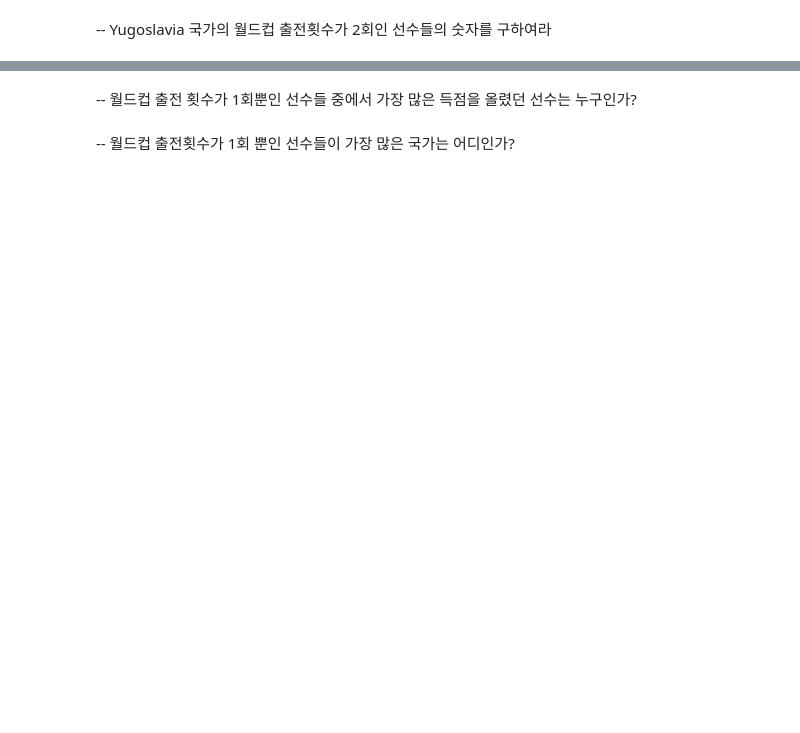
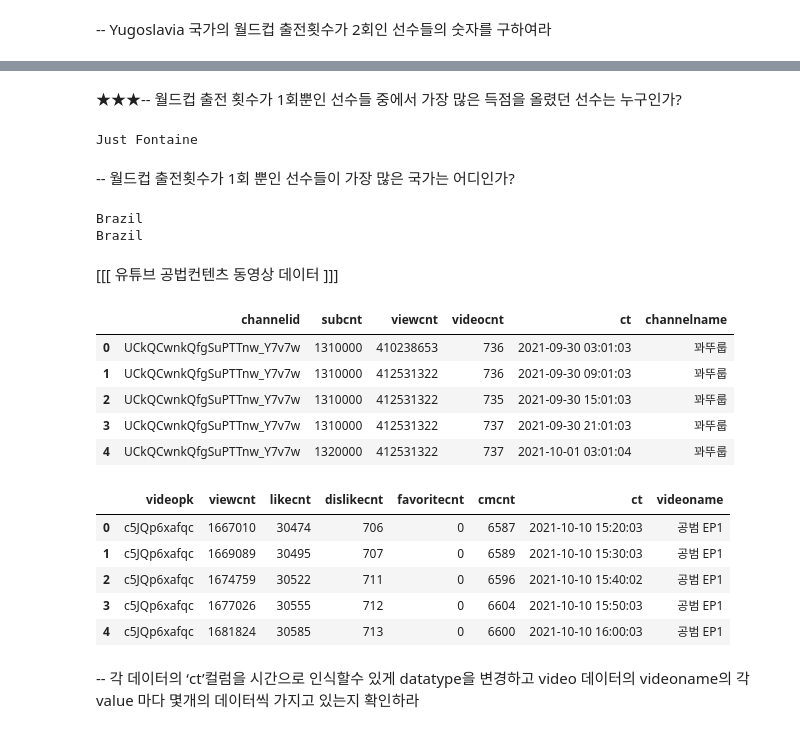
Before and after one commit to iuj180/practice, a Jupyter notebook: practice_Datamanim_category1.ipynb, the cells around one changed output, grey strips where cells are left out. Cells and saved outputs as stored; diff of their text form; code cells hidden in the pictures; blank space fills up the shorter version.

```diff
--- a/practice_Datamanim_category1.ipynb
+++ b/practice_Datamanim_category1.ipynb
@@ -1312,4 +1422,42 @@ dtype: int64
 # %% [markdown]
--- 월드컵 출전 횟수가 1회뿐인 선수들 중에서 가장 많은 득점을 올렸던 선수는 누구인가?
+★★★-- 월드컵 출전 횟수가 1회뿐인 선수들 중에서 가장 많은 득점을 올렸던 선수는 누구인가?
+# %%
+result = df2.loc[df2.LenCup == 1].sort_values('Goals', ascending=False).Player.values[0]
+print(result)
+# %% [output]
+Just Fontaine
 # %% [markdown]
 -- 월드컵 출전횟수가 1회 뿐인 선수들이 가장 많은 국가는 어디인가?
+# %%
+result = df2.loc[df2.LenCup == 1].groupby(['Country']).size().sort_values(ascending=False).index[0]
+result2 = df2.loc[df2.LenCup ==1].Country.value_counts().index[0]
+print(result)
+print(result2)
+# %% [output]
+Brazil
+Brazil
+# %% [markdown]
+[[[ 유튜브 공법컨텐츠 동영상 데이터 ]]]
+# %%
+import pandas as pd
+
+
+channel =pd.read_csv('https://raw.githubusercontent.com/Datamanim/datarepo/main/youtube/channelInfo.csv')
+video =pd.read_csv('https://raw.githubusercontent.com/Datamanim/datarepo/main/youtube/videoInfo.csv')
+display(channel.head())
+display(video.head())
+# %% [output]
+|  | channelid | subcnt | viewcnt | videocnt | ct | channelname |
+| 0 | UCkQCwnkQfgSuPTTnw_Y7v7w | 1310000 | 410238653 | 736 | 2021-09-30 03:01:03 | 꽈뚜룹 |
+| 1 | UCkQCwnkQfgSuPTTnw_Y7v7w | 1310000 | 412531322 | 736 | 2021-09-30 09:01:03 | 꽈뚜룹 |
+| 2 | UCkQCwnkQfgSuPTTnw_Y7v7w | 1310000 | 412531322 | 735 | 2021-09-30 15:01:03 | 꽈뚜룹 |
+| 3 | UCkQCwnkQfgSuPTTnw_Y7v7w | 1310000 | 412531322 | 737 | 2021-09-30 21:01:03 | 꽈뚜룹 |
+| 4 | UCkQCwnkQfgSuPTTnw_Y7v7w | 1320000 | 412531322 | 737 | 2021-10-01 03:01:04 | 꽈뚜룹 |
+|  | videopk | viewcnt | likecnt | dislikecnt | favoritecnt | cmcnt | ct | videoname |
+| 0 | c5JQp6xafqc | 1667010 | 30474 | 706 | 0 | 6587 | 2021-10-10 15:20:03 | 공범 EP1 |
+| 1 | c5JQp6xafqc | 1669089 | 30495 | 707 | 0 | 6589 | 2021-10-10 15:30:03 | 공범 EP1 |
+| 2 | c5JQp6xafqc | 1674759 | 30522 | 711 | 0 | 6596 | 2021-10-10 15:40:02 | 공범 EP1 |
+| 3 | c5JQp6xafqc | 1677026 | 30555 | 712 | 0 | 6604 | 2021-10-10 15:50:03 | 공범 EP1 |
+| 4 | c5JQp6xafqc | 1681824 | 30585 | 713 | 0 | 6600 | 2021-10-10 16:00:03 | 공범 EP1 |
+# %% [markdown]
+-- 각 데이터의 ‘ct’컬럼을 시간으로 인식할수 있게 datatype을 변경하고 video 데이터의 videoname의 각 value 마다 몇개의 데이터씩 가지고 있는지 확인하라
```
Also changed, not shown: parts of 81 cells of this notebook.
